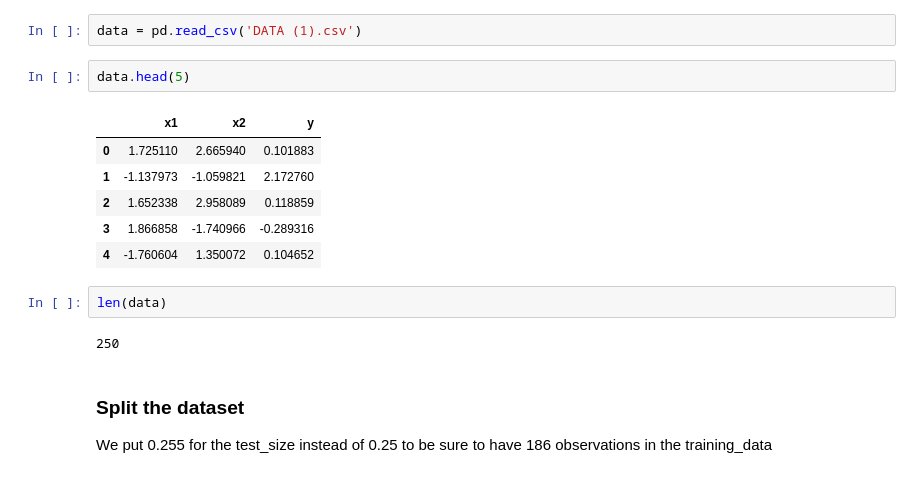
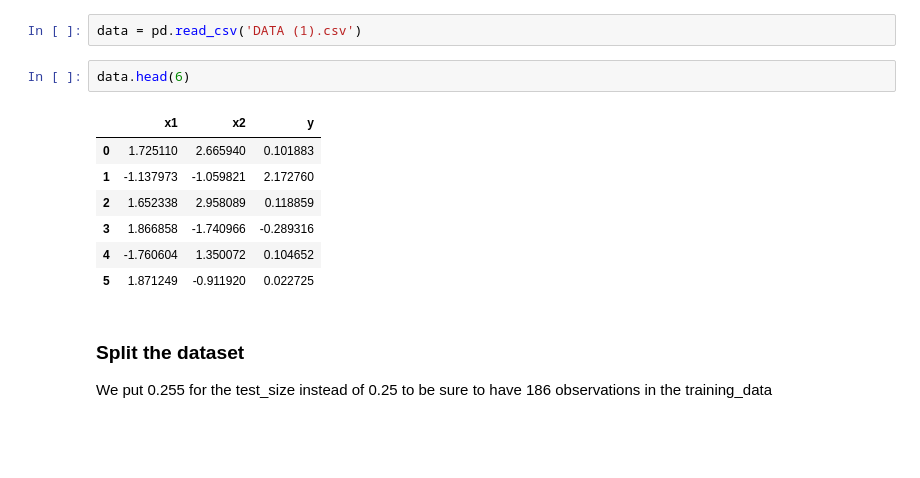
Before and after one commit to joonasrooben/OMML_JAB, a Jupyter notebook: OMML_projet_1.ipynb, the cells around one changed output. Drawn from its saved outputs; the diff is of its cells as text; blank space fills up the shorter version.

```diff
--- a/OMML_projet_1.ipynb
+++ b/OMML_projet_1.ipynb
@@ -16,18 +16,15 @@ from scipy.optimize import minimize
 # %%
 data = pd.read_csv('DATA (1).csv')
 # %%
-data.head(5)
+data.head(6)
 # %% [output]
 |  | x1 | x2 | y |
 | 0 | 1.725110 | 2.665940 | 0.101883 |
 | 1 | -1.137973 | -1.059821 | 2.172760 |
 | 2 | 1.652338 | 2.958089 | 0.118859 |
 | 3 | 1.866858 | -1.740966 | -0.289316 |
 | 4 | -1.760604 | 1.350072 | 0.104652 |
+| 5 | 1.871249 | -0.911920 | 0.022725 |
-# %%
-len(data)
-# %% [output]
-250
 # %% [markdown]
 ### Split the dataset
 
```
Also changed, not shown: parts of 33 cells of this notebook, 1 other file.
